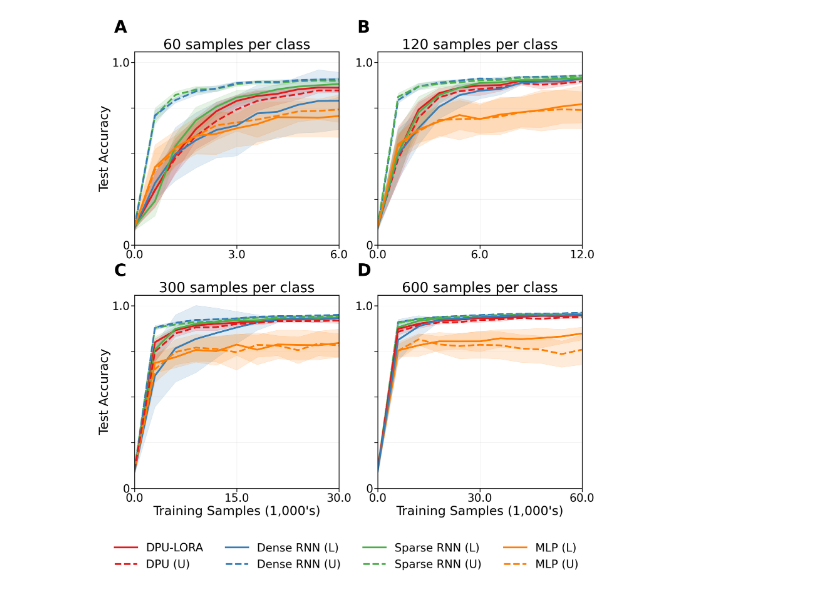
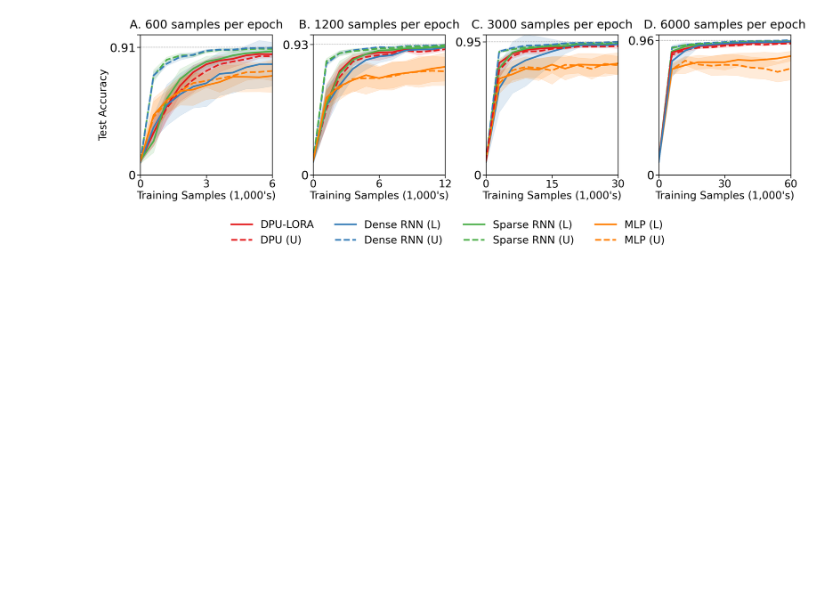
Before and after one commit to neurodata/BPU, a Jupyter notebook: plotting/main_figure.ipynb, the cells around one changed output. Cells and saved outputs as stored; diff of their text form; code cells hidden in the pictures; blank space fills up the shorter version.

```diff
--- a/plotting/main_figure.ipynb
+++ b/plotting/main_figure.ipynb
@@ -109,40 +109,41 @@ def plot_results(data, ax, selected_sample, global_y_max, panel_position):
             alpha=0.15
         )
 
-    # Set y-axis ticks for all panels
-    y_ticks = [0, 0.25, 0.5, 0.75, 1.0]
-    y_labels = [0, '', '', '', 1.0]
+    # Add max accuracy line
+    rounded_max_acc = round(max_acc, 2)
+    ax.axhline(y=rounded_max_acc, color='gray', linestyle='--', alpha=0.7)
 
+    # Set y-axis ticks for all panels including the max value
+    y_ticks = [0, rounded_max_acc, 1.0]
+    # Adjust label positioning to avoid overlap
+    y_labels = ['0', f'{rounded_max_acc}', '']
+    ax.set_ylim(0, 1)
     ax.set_yticks(y_ticks)
-    ax.set_yticklabels(y_labels, fontsize=32)
+    ax.set_yticklabels(y_labels, fontsize=36)
 
     # Set x-axis ticks
     x_ticks = [0, x_max/2, x_max]
-
-    x_labels = [f"{x:.1f}" for x in x_ticks]
+    x_labels = [f"{int(x)}" for x in x_ticks]  # Remove decimal places
 
     ax.set_xticks(x_ticks)
     ax.set_xticklabels(x_labels, fontsize=32)
 
     # Set axis labels only for appropriate panels
-    if panel_position in ['C', 'D']:  # Only bottom panels have x-axis labels
-        ax.set_xlabel("Training Samples (1,000's)", fontsize=36)
-    else:
-        ax.set_xlabel("")
+    ax.set_xlabel("Training Samples (1,000's)", fontsize=32)
 
-    if panel_position in ['A', 'C']:  # Only left panels have y-axis labels
-        ax.set_ylabel("Test Accuracy", fontsize=36)
+    if panel_position == 'A':  # Only first panel has y-axis label
+        ax.set_ylabel("Test Accuracy", fontsize=32)
     else:
         ax.set_ylabel("")
 
-    # Set title for all panels
-    samples_per_class = {"1%":60, "2%":120, "5%":300, "10%":600}[selected_sample]
-    ax.set_title(f"{samples_per_class} samples per class", fontsize=40)
+    # Set title for all panels with panel letter integrated
+    target_samples = {"1%":60, "2%":120, "5%":300, "10%":600}[selected_sample]
+    ax.set_title(f"{panel_position}. {target_samples*10} samples per epoch", fontsize=36, pad=20)  # Increased padding
 
     # Set limits and grid
     ax.set_xlim(0, x_max*1.0)
-    ax.set_ylim(0, global_y_max)
-    ax.grid(True, alpha=0.3)
+    # ax.set_ylim(0, global_y_max)
+    ax.grid(True, axis='y', alpha=0.3)  # Only horizontal grid lines
 
     # Make tick marks thicker
     ax.tick_params(width=2, length=10)
@@ -150,10 +151,9 @@ def plot_results(data, ax, selected_sample, global_y_max, panel_position):
     return max_acc
 
 if __name__ == "__main__":
-    # Create a 2x2 subplot figure
+    # Create a 1x4 subplot figure instead of 2x2
     plt.rcParams['axes.linewidth'] = 2.0  # Make all axis lines thicker
-    fig, axes = plt.subplots(2, 2, figsize=(20, 20))
-    axes = axes.flatten()
+    fig, axes = plt.subplots(1, 4, figsize=(30, 8))  # Changed to 1x4 with wider figure
 
     # First, collect all data and determine global max y-value
     all_data = {}
@@ -165,38 +165,35 @@ if __name__ == "__main__":
 
         # Find max accuracy across all panels
         for (exp_name, _), acc_list in experiment_data.items():
             if exp_name not in COLOR_MAP or exp_name not in LINE_STYLE:
                 continue
             acc_matrix = np.array(acc_list)
             mean = np.mean(acc_matrix, axis=0)
             global_max_acc = max(global_max_acc, np.max(mean))
 
     # Use a consistent y-axis scaling with a bit of padding
     global_y_max = max(1.0, global_max_acc * 1.1)
 
-    # Add panel labels
+    # Plot each panel with consistent y-axis scaling
     panel_labels = ['A', 'B', 'C', 'D']
-    for ax, label in zip(axes, panel_labels):
-        ax.text(-0.1, 1.1, label, transform=ax.transAxes, fontsize=48, fontweight='bold')
-
-    # Plot each panel with consistent y-axis scaling
     for idx, sample in enumerate(SELECTED_SAMPLES):
         plot_results(all_data[sample], axes[idx], sample, global_y_max, panel_labels[idx])
 
-    # Adjust spacing between subplots
+    # Adjust spacing between subplots - increase horizontal space
+    plt.subplots_adjust(wspace=0.25)  # Space between panels horizontally
     plt.tight_layout()
 
     # Add legend to the bottom of the figure
     legend = fig.legend(
         handles=create_custom_legend(),
         loc="center",
-        bbox_to_anchor=(0.5, -0.07),
+        bbox_to_anchor=(0.5, -0.15),  # Adjusted position for 1x4 layout
         ncol=4,
         frameon=False,
         fontsize=32,
     )
 
     plt.savefig("./figures/performance_curve.pdf", bbox_inches="tight")
     plt.show()
 # %% [output]
-[figure, old version]
+[figure, new version]
```
Also changed, not shown: 7 other files.
